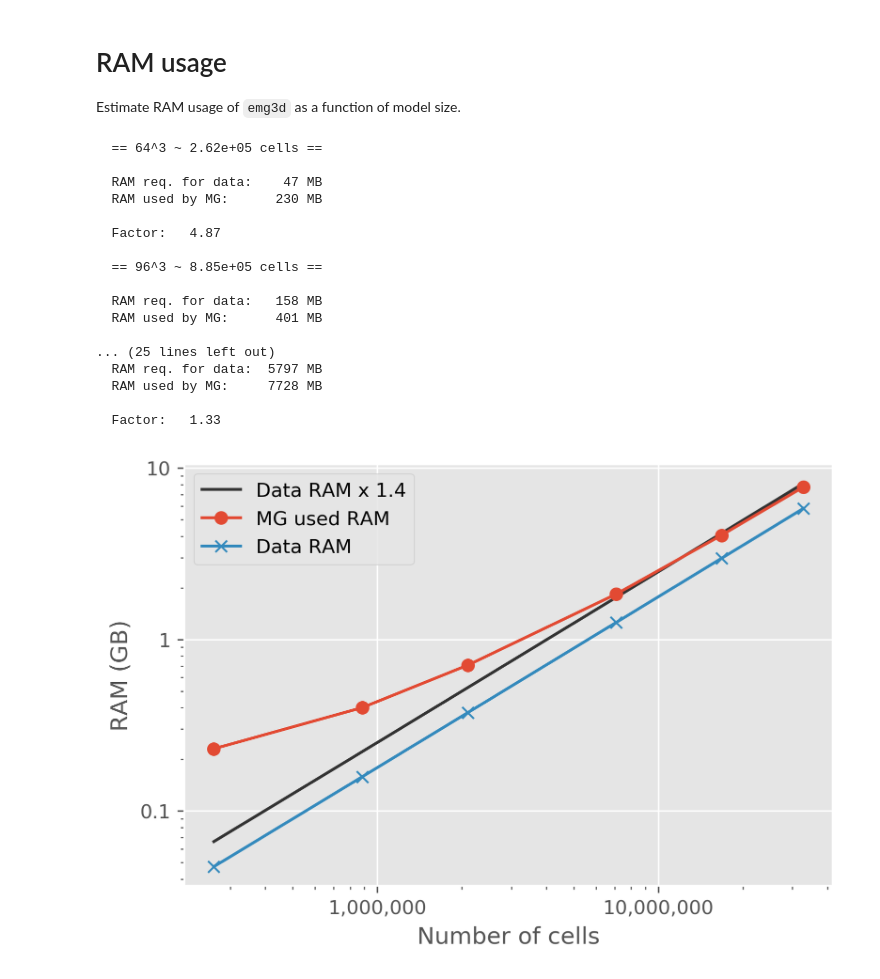
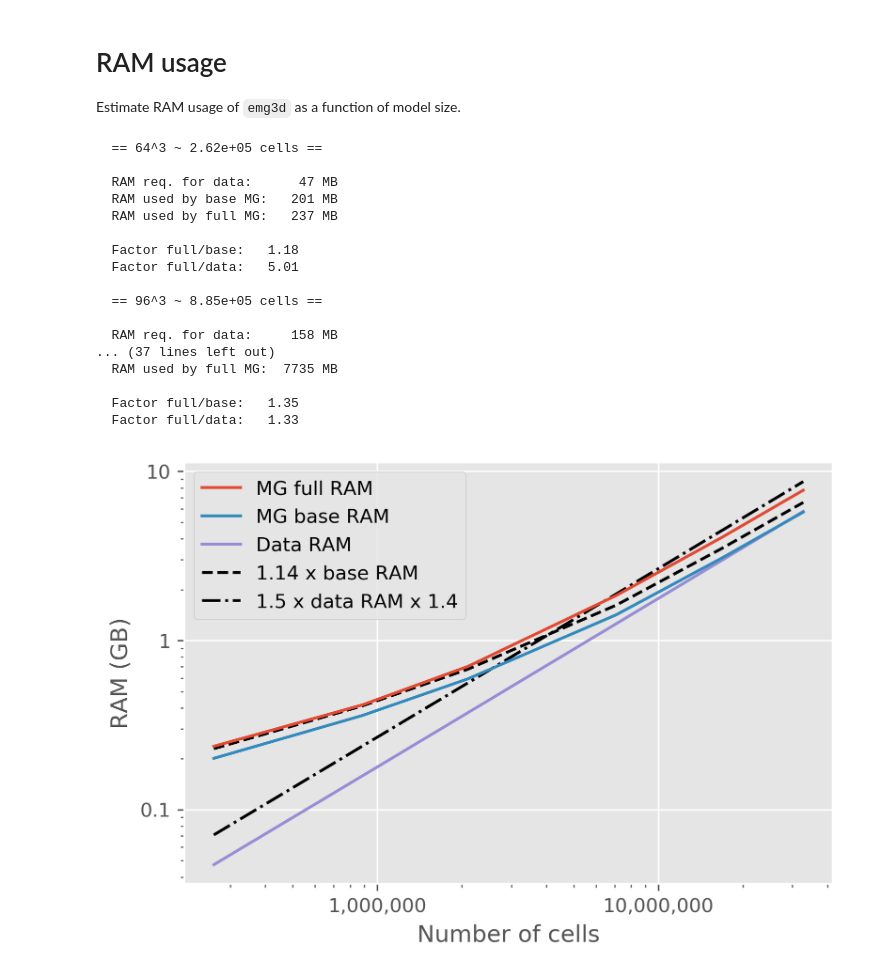
Before and after one commit to emsig/emg3d-examples, a Jupyter notebook: 4a_RAM-requirements.ipynb, the cells around one changed output. Drawn from its saved outputs; the diff is of its cells as text; code cells hidden in the pictures.

Commit message:
Add 1.14-MG line

```diff
--- a/4a_RAM-requirements.ipynb
+++ b/4a_RAM-requirements.ipynb
@@ -32,7 +32,7 @@ def get_field_and_model_size(grid):
 
     return total_size/1e6  # => MB
 
-def calculate(nx):
+def calculate(nx, base=True):
 
     # Grid
     hx = np.ones(nx)*50
@@ -50,56 +50,71 @@ def calculate(nx):
     sfield = emg3d.utils.get_source_field(grid, src, freq=freq, strength=0)
 
     # Calculate the field
-    efield = emg3d.solver.solver(grid, model, sfield, maxit=1, verb=1)
+    if base:
+        efield = emg3d.solver.solver(
+            grid, model, sfield, maxit=1, verb=1,
+            nu_init=0, nu_pre=0, nu_coarse=1, nu_post=0, clevel=0)
+    else:
+        efield = emg3d.solver.solver(grid, model, sfield, maxit=1, verb=1)
 
     return total_size
 # %%
 nsizes = np.array([64, 96, 128, 192, 256, 320])
 run_mem = np.zeros(nsizes.shape)
+base_mem = np.zeros(nsizes.shape)
 dat_mem = np.zeros(nsizes.shape)
 
 for i, nx in enumerate(nsizes):
-    mem = %memit -r 1 -o -q total_size = calculate(nx)
+    print(f"  == {nx}^3 ~ {nx**3:4.2e} cells ==\n")
 
-    run_mem[i] = mem.mem_usage[0]
+    mem1 = %memit -r 1 -o -q total_size = calculate(nx, True)
+    base_mem[i] = mem1.mem_usage[0]
     dat_mem[i] = total_size
 
-    print(f"  == {nx}^3 ~ {nx**3:4.2e} cells ==\n")
-    print(f"  RAM req. for data: {total_size:5.0f} MB")
-    print(f"  RAM used by MG:    {mem.mem_usage[0]:5.0f} MB\n")
-    print(f"  Factor: {mem.mem_usage[0]/total_size:6.2f}\n")
+    print(f"  RAM req. for data:   {dat_mem[i]:5.0f} MB")
+    print(f"  RAM used by base MG: {base_mem[i]:5.0f} MB")
+
+    mem2 = %memit -r 1 -o -q total_size = calculate(nx, False)
+    run_mem[i] = mem2.mem_usage[0]
+
+    print(f"  RAM used by full MG: {run_mem[i]:5.0f} MB\n")
+
+    print(f"  Factor full/base: {run_mem[i]/base_mem[i]:6.2f}")
+    print(f"  Factor full/data: {run_mem[i]/dat_mem[i]:6.2f}\n")
 # %% [output]
   == 64^3 ~ 2.62e+05 cells ==
 
-  RAM req. for data:    47 MB
-  RAM used by MG:      230 MB
+  RAM req. for data:      47 MB
+  RAM used by base MG:   201 MB
+  RAM used by full MG:   237 MB
 
-  Factor:   4.87
+  Factor full/base:   1.18
+  Factor full/data:   5.01
 
   == 96^3 ~ 8.85e+05 cells ==
 
-  RAM req. for data:   158 MB
-  RAM used by MG:      401 MB
+  RAM req. for data:     158 MB
+... (37 lines left out)
+  RAM used by full MG:  7735 MB
 
-... (25 lines left out)
-  RAM req. for data:  5797 MB
-  RAM used by MG:     7728 MB
-
-  Factor:   1.33
+  Factor full/base:   1.35
+  Factor full/data:   1.33
 # %%
 plt.figure()
-plt.loglog(nsizes**3, 1.4*dat_mem/1e3, '.2', label='Data RAM x 1.4')
-plt.loglog(nsizes**3, run_mem/1e3, 'o-', label='MG used RAM')
-plt.loglog(nsizes**3, dat_mem/1e3, 'x-', label='Data RAM')
+plt.loglog(nsizes**3, run_mem/1e3, '-', zorder=10, label='MG full RAM')
+plt.loglog(nsizes**3, base_mem/1e3, '-', zorder=9, label='MG base RAM')
+plt.loglog(nsizes**3, dat_mem/1e3, '-', zorder=8, label='Data RAM')
+plt.loglog(nsizes**3, 1.14*base_mem/1e3, 'k--', label='1.14 x base RAM')
+plt.loglog(nsizes**3, 1.5*dat_mem/1e3, 'k-.', label='1.5 x data RAM x 1.4')
 plt.legend()
 plt.xlabel('Number of cells')
 plt.ylabel('RAM (GB)')
 plt.xticks([1e6, 1e7], ('1,000,000', '10,000,000'))
 plt.yticks([1e-1, 1e0, 1e1], ('0.1', '1', '10'))
 plt.savefig('RAM-Usage.png', facecolor='none', edgecolor='none', bbox_inches='tight')
 plt.show()
 # %% [output]
-[figure, old version]
+[figure, new version]
 # %%
 emg3d.Versions()
 # %% [output]
```
Also changed, not shown: parts of 1 cell of this notebook.
